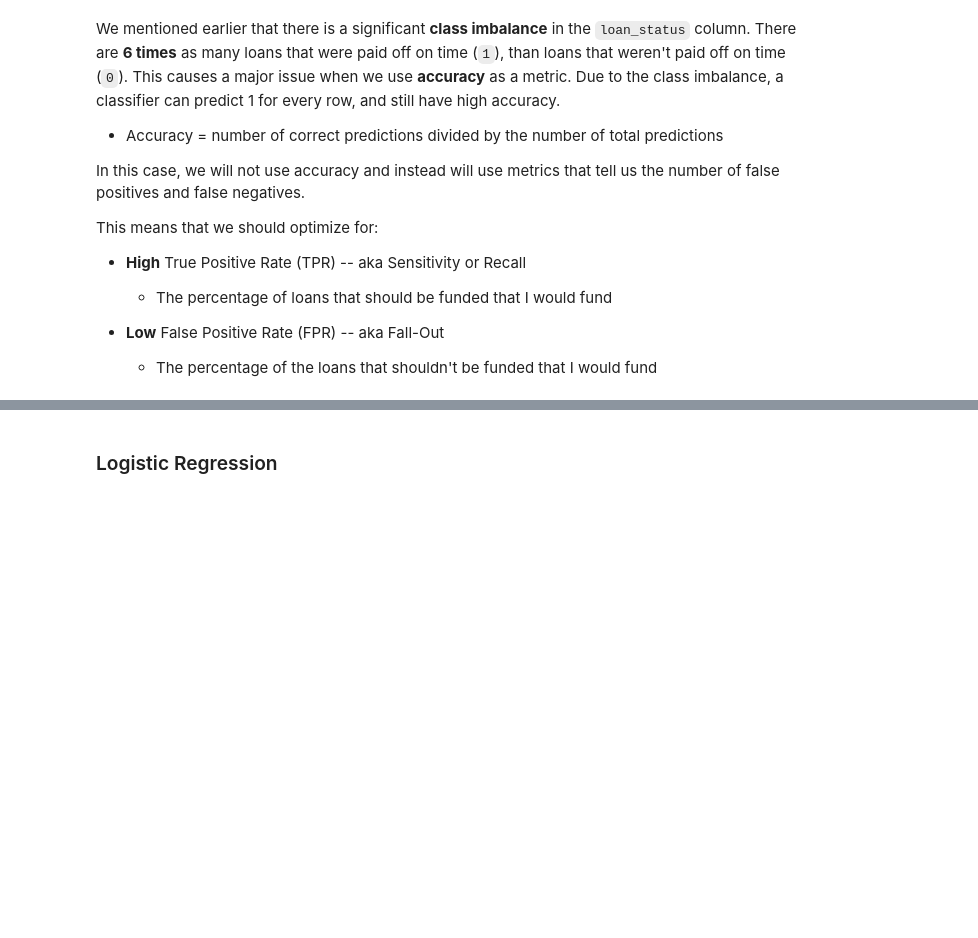
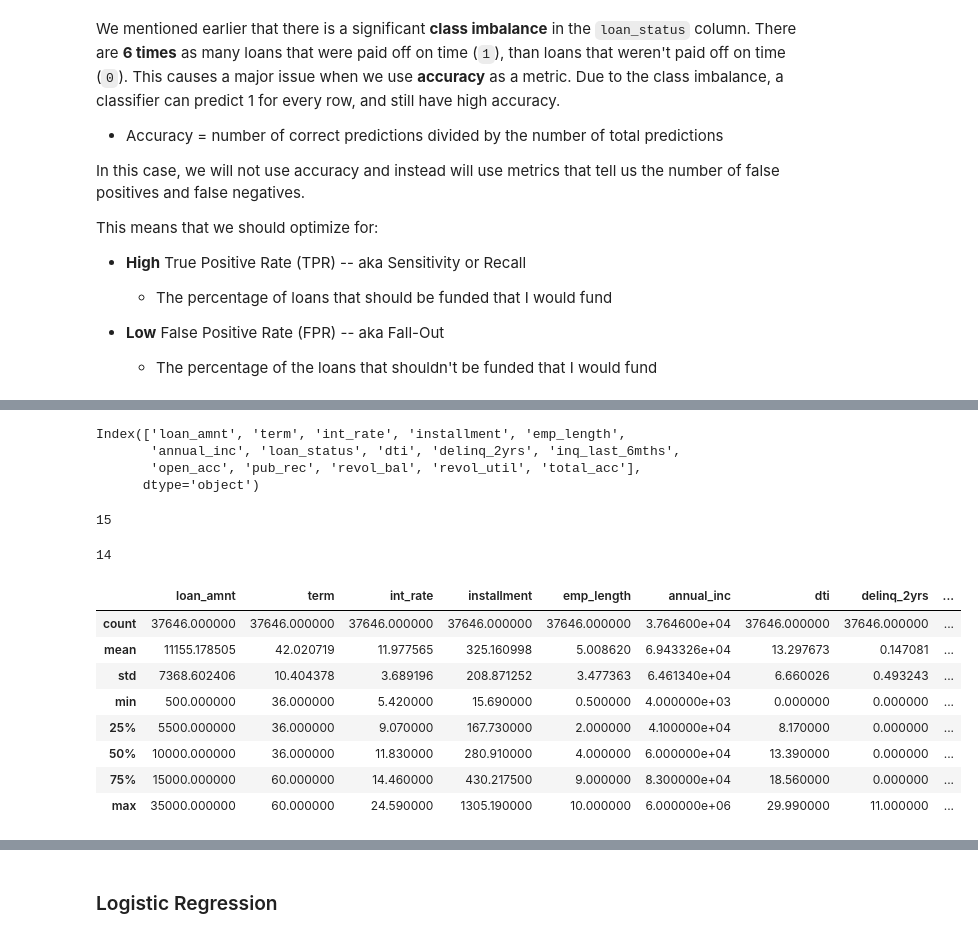
Before and after one commit to bern-lm/dataquest-projects, a Jupyter notebook: credit-modeling/Project - Credit Modeling (Lending Club).ipynb, the cells around one changed output, grey strips where cells are left out. Saved outputs shown, nothing was run; the diff lists cells and outputs as text; code cells hidden in the pictures; blank space fills up the shorter version.

```diff
--- a/credit-modeling/Project - Credit Modeling (Lending Club).ipynb
+++ b/credit-modeling/Project - Credit Modeling (Lending Club).ipynb
@@ -1427,0 +1327,31 @@ This means that we should optimize for:
+# %%
+numeric_cols = loans_opt_1_dvt.select_dtypes( include=['int64', 'float64'] ).columns
+
+numeric_cols
+# %% [output]
+Index(['loan_amnt', 'term', 'int_rate', 'installment', 'emp_length',
+       'annual_inc', 'loan_status', 'dti', 'delinq_2yrs', 'inq_last_6mths',
+       'open_acc', 'pub_rec', 'revol_bal', 'revol_util', 'total_acc'],
+      dtype='object')
+# %%
+len(numeric_cols)
+# %% [output]
+15
+# %%
+numeric_cols = numeric_cols.drop("loan_status")
+# %%
+len(numeric_cols)
+# %% [output]
+14
+# %%
+loans_opt_1_dvt[numeric_cols].describe()
+# %% [output]
+|  | loan_amnt | term | int_rate | installment | emp_length | annual_inc | dti | delinq_2yrs | ... |
+| count | 37646.000000 | 37646.000000 | 37646.000000 | 37646.000000 | 37646.000000 | 3.764600e+04 | 37646.000000 | 37646.000000 | ... |
+| mean | 11155.178505 | 42.020719 | 11.977565 | 325.160998 | 5.008620 | 6.943326e+04 | 13.297673 | 0.147081 | ... |
+| std | 7368.602406 | 10.404378 | 3.689196 | 208.871252 | 3.477363 | 6.461340e+04 | 6.660026 | 0.493243 | ... |
+| min | 500.000000 | 36.000000 | 5.420000 | 15.690000 | 0.500000 | 4.000000e+03 | 0.000000 | 0.000000 | ... |
+| 25% | 5500.000000 | 36.000000 | 9.070000 | 167.730000 | 2.000000 | 4.100000e+04 | 8.170000 | 0.000000 | ... |
+| 50% | 10000.000000 | 36.000000 | 11.830000 | 280.910000 | 4.000000 | 6.000000e+04 | 13.390000 | 0.000000 | ... |
+| 75% | 15000.000000 | 60.000000 | 14.460000 | 430.217500 | 9.000000 | 8.300000e+04 | 18.560000 | 0.000000 | ... |
+| max | 35000.000000 | 60.000000 | 24.590000 | 1305.190000 | 10.000000 | 6.000000e+06 | 29.990000 | 11.000000 | ... |
```
Also changed, not shown: parts of 284 cells of this notebook.
